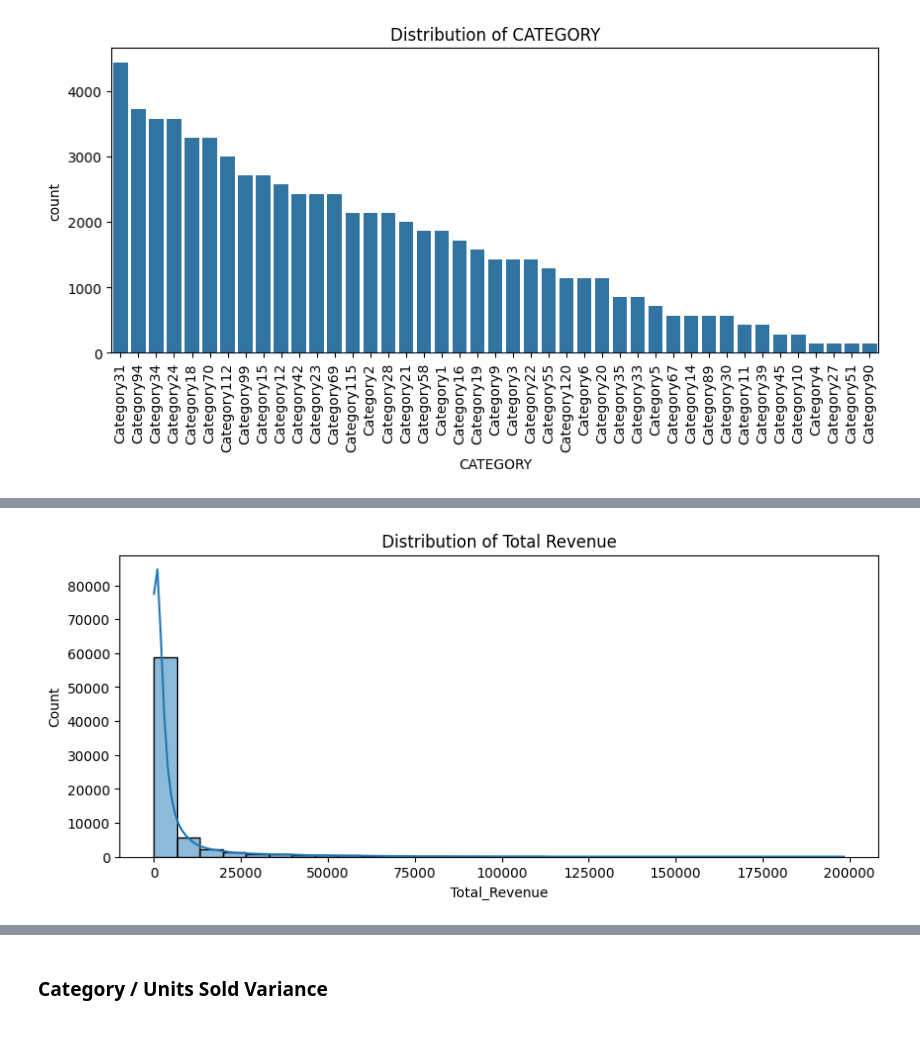
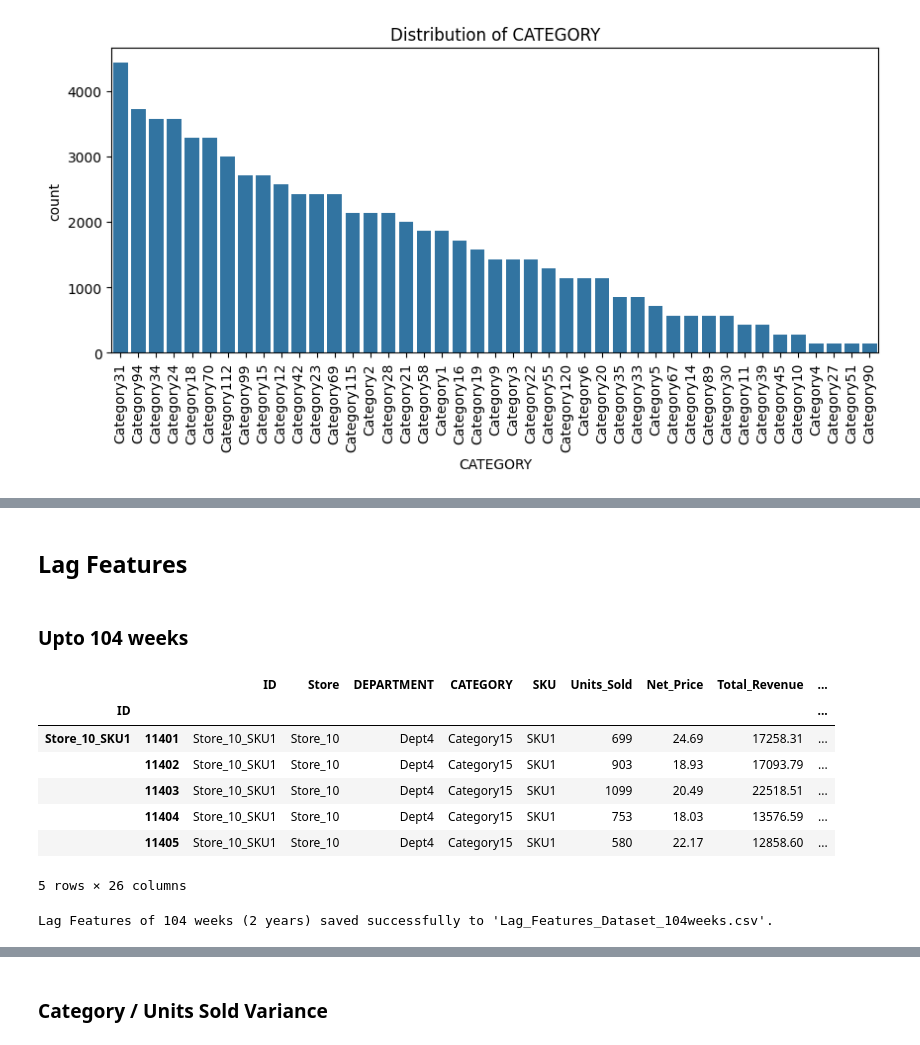
Before and after one commit to shubhi/deloitte-capstone-demand-forecasting, a Jupyter notebook: notebooks/data_analysis.ipynb, the cells around one changed output, grey strips where cells are left out. Saved outputs shown, nothing was run; the diff lists cells and outputs as text; code cells hidden in the pictures.

```diff
--- a/notebooks/data_analysis.ipynb
+++ b/notebooks/data_analysis.ipynb
@@ -324,7 +262,4 @@ plt.show()
-# %%
-plt.figure(figsize=(10, 4))
-sns.histplot(df['Total_Revenue'], bins=30, kde=True)
-plt.title('Distribution of Total Revenue')
-plt.show()
-# %% [output]
-[figure, removed]
+# %% [markdown]
+## Lag Features
+# %% [markdown]
+### Upto 104 weeks
@@ -330,0 +269,28 @@ plt.show()
+# %%
+lag_intervals = [1, 2, 4, 8, 12, 16, 20, 24, 36, 52, 65, 78, 91, 104]
+
+def create_lag_features(group, lag_intervals):
+    for lag in lag_intervals:
+        group[f'lag_{lag}'] = group['Units_Sold'].shift(lag)
+        group[f'lag_{lag}'] = group[f'lag_{lag}'].apply(lambda x: int(x) if pd.notna(x) else x)
+    return group
+
+df_lagged = df.groupby('ID').apply(create_lag_features, lag_intervals=lag_intervals)
+df_lagged = df_lagged.dropna()
+df_lagged.head()
+# %% [output]
+|  |  | ID | Store | DEPARTMENT | CATEGORY | SKU | Units_Sold | Net_Price | Total_Revenue | ... |
+| ID |  |  |  |  |  |  |  |  |  | ... |
+| Store_10_SKU1 | 11401 | Store_10_SKU1 | Store_10 | Dept4 | Category15 | SKU1 | 699 | 24.69 | 17258.31 | ... |
+|  | 11402 | Store_10_SKU1 | Store_10 | Dept4 | Category15 | SKU1 | 903 | 18.93 | 17093.79 | ... |
+|  | 11403 | Store_10_SKU1 | Store_10 | Dept4 | Category15 | SKU1 | 1099 | 20.49 | 22518.51 | ... |
+|  | 11404 | Store_10_SKU1 | Store_10 | Dept4 | Category15 | SKU1 | 753 | 18.03 | 13576.59 | ... |
+|  | 11405 | Store_10_SKU1 | Store_10 | Dept4 | Category15 | SKU1 | 580 | 22.17 | 12858.60 | ... |
+5 rows × 26 columns
+# %%
+output_file = 'Lag_Features_Dataset_104weeks.csv'
+output_path = os.path.join(processed_dataset_path, output_file)
+df_lagged.to_csv(output_path, index=False)
+print(f"Lag Features of 104 weeks (2 years) saved successfully to '{output_file}'.")
+# %% [output]
+Lag Features of 104 weeks (2 years) saved successfully to 'Lag_Features_Dataset_104weeks.csv'.
```
Also changed, not shown: parts of 17 cells of this notebook, 1 other file.
